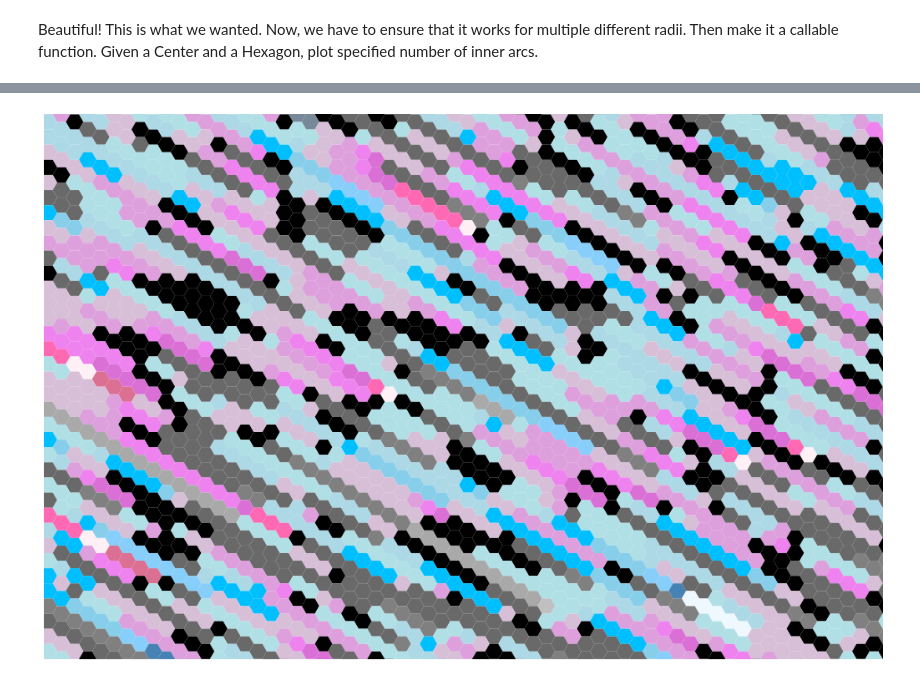
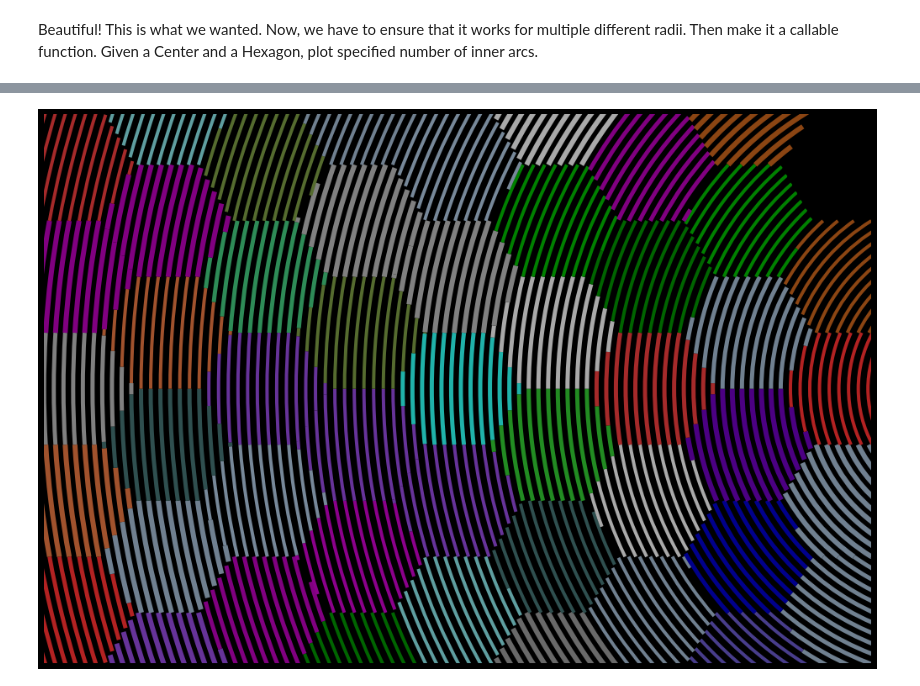
Before and after one commit to Ram-N/hexagons, a Jupyter notebook: 17.0_Example_Arcs_implying_Hexagons.ipynb, the cells around one changed output, grey strips where cells are left out. Cells and saved outputs as stored; diff of their text form; code cells hidden in the pictures.

```diff
--- a/17.0_Example_Arcs_implying_Hexagons.ipynb
+++ b/17.0_Example_Arcs_implying_Hexagons.ipynb
@@ -271,0 +279,20 @@ Then make it a callable function. Given a Center and a Hexagon, plot specified n
+# %%
+
+fig, ax = plt.subplots()
+
+h1 = Hex(1,1,1)
+h1.render(fill=None)
+h2 = Hex(8,1,1)
+h2.render(fill=None)
+h3 = Hex(4,-3,1)
+h3.render(fill=None)
+
+DEBUG = True
+circle_center = (6,-2)
+if DEBUG:
+    plt.plot(*circle_center, 'bo')
+
+hlist = [h1, h2, h3]
+for h in hlist:
+    hex_cookie_cutter(h, circle_center, min_dist=2, max_dist=6.1, step=0.3, color='maroon', lw=2)
+plt.axis('scaled')
@@ -375,55 +407,50 @@ def _get_next_color(color_list, col_index, p_next=0.1, use_color_families = Fals
 def main():
 
     logging.basicConfig(filename='hexagon_designs.log',level=logging.INFO)
-
+    nbk = 17
 
     fig, ax = plt.subplots(figsize=(18,12))
 
-    bg_color = np.random.choice(YELLOWS_HIGH_SAT)
-    bg_color = 'white'
-    fc_bg = bg_color
-    fig.patch.set_facecolor(fc_bg)
+    bg_color = 'k'
+    fig.patch.set_facecolor(bg_color)
 
     size=2
-    num_rows, num_cols = 80, 60
+    num_rows, num_cols = 14, 8
     hg = HexGrid(num_rows, num_cols, size, flat=True)
 
 
+    possible_centers = [(16,0), (-12,-10), (12,-10), (-16,0), (16, 10)]
 
-    #hg.xlist = create_hex_list_along_cube_coords(hg, 'xc')
-    #hg.ylist = create_hex_list_along_cube_coords(hg, 'yc')
-    hg.zlist = create_hex_list_along_cube_coords(hg, 'zc')
+    DEBUG = False
+    circle_center = (16, 0)
+    if DEBUG:
+        plt.plot(*circle_center, 'bo')
+
+    for h in hg.hlist:
+
+        dist = distance(circle_center, h.center)
+        min_dist = max(0, int(dist) - 4)
+        max_dist = int(dist) + 3
+        clr = get_random_color_from_family(LOW_V)
+        hex_cookie_cutter(h, circle_center, min_dist, max_dist, step=0.3, ax=ax, color=clr,
+                          lw=np.random.choice([4,5,6])
+                         )
 
 
-    fam_index, col_index = 0, 0
-    p_next=0.3
-    color_list = COL_SEQ
-    #color_list = COL
-    #color_list = BEIGES
-
-    for idx, h in enumerate(hg.zlist):
-        fc, fam_index, col_index = get_next_color(color_list, col_index, use_color_families=True,
-                                                  p_next=0.2,
-                                                  curr_fam_index= fam_index,
-                                                  p_next_fam=0.2)
-        h.render(fc=fc)
-
-    plt.axis('equal')
-    #ax.axis('scaled')
+    plt.axis('scaled')
     xclip, yclip = 0.8, 0.7
     y_range = size * 1.732 * num_rows / 4 * yclip
     x_range = size * num_cols * xclip
-
     ax.set_ybound(lower=-1*y_range, upper=y_range)
     ax.set_xbound(lower=-1*x_range, upper=x_range)
     plt.axis('off')
-    print(x_range, y_range)
+
     pf.save_file(fig,
-                  f'Nb13_Ycoord_Color_sequences_',
-                 num_rows=num_rows,
-                 num_cols=num_cols,
-                )
-
+              f'Arcs_inside_hexagons_',
+              nbk = nbk,
+              num_rows=num_rows,
+              num_cols=num_cols
+            )
 
 
     logging.info('Finished')
@@ -437 +461 @@ List created of hg Hexagons in order of Z coords
-[figure, old version]
+[figure, new version]
```
Also changed, not shown: parts of 18 cells of this notebook, 4 other files.
